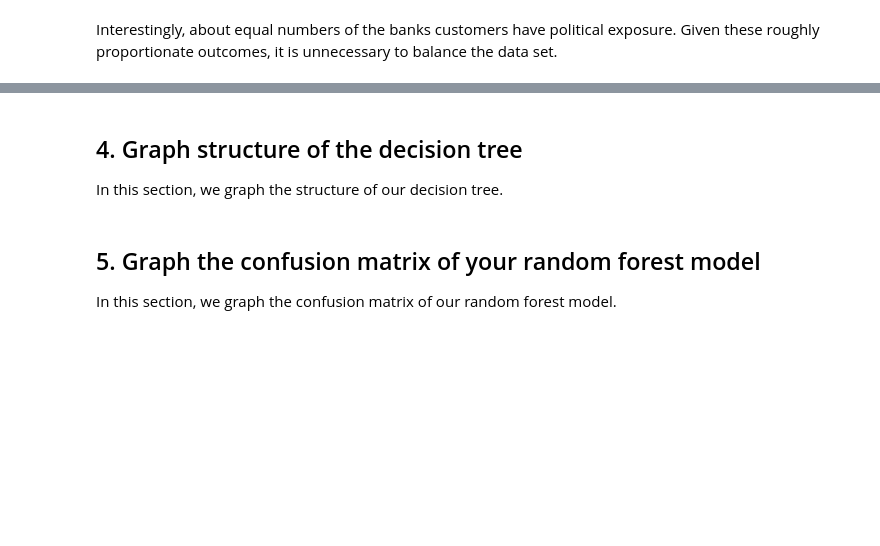
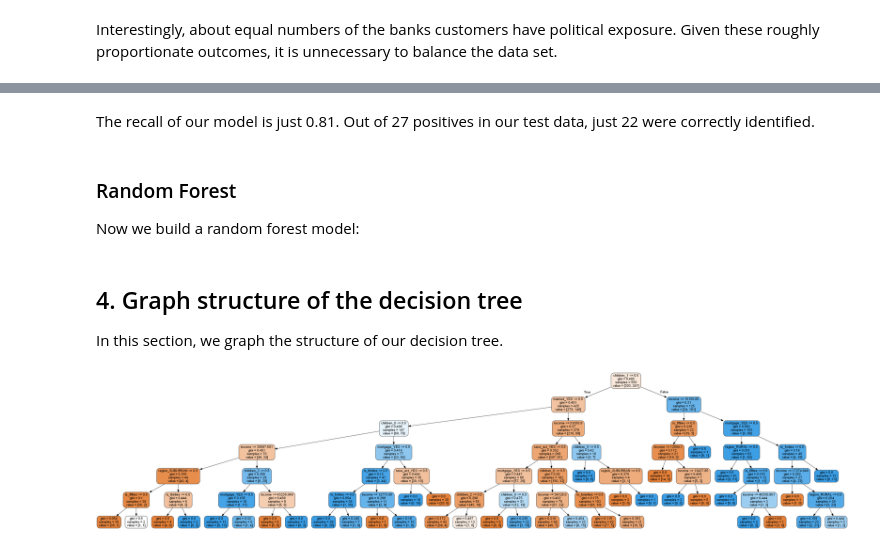
Before and after one commit to pelorenz/data-science-420, a Jupyter notebook: L06-PeterLorenz.ipynb, the cells around one changed output, grey strips where cells are left out. Drawn from its saved outputs; the diff is of its cells as text; code cells hidden in the pictures; blank space fills up the shorter version.

Commit message:
Tree graph

```diff
--- a/L06-PeterLorenz.ipynb
+++ b/L06-PeterLorenz.ipynb
@@ -6,3 +9,7 @@ In this assignment, we build a model to predict whether an individual is a PEP (
+# %%
+# IMPORTANT: Set GRAPHVIZ_PATH to correct local path!
+GRAPHVIZ_PATH = 'C:/Users/Pete/Anaconda3/pkgs/graphviz-2.38-hfd603c8_2/Library/bin/graphviz'
+#GRAPHVIZ_PATH = 'C:/Users/ross/Anaconda3/envs/uwdatasci420/Library/bin/graphviz'
 # %% [markdown]
 ## 0. Preliminaries
 
@@ -318,0 +348,6 @@ In this section, we compare the performance between a decision tree and a random
+# %%
+# Split data into training and test
+X_train, X_test, y_train, y_test = train_test_split(bank_data_enc,
+                                                    is_pep,
+                                                    test_size = 0.0833, # 50 rows
+                                                    random_state = 0)
@@ -318,0 +357,16 @@ In this section, we compare the performance between a decision tree and a random
+# %%
+# Range of values to test (both methods)
+param_grid = {'max_depth': np.arange(3, 15)}
+
+# Search trees under specified range of values
+tree_dt = GridSearchCV(DecisionTreeClassifier(criterion = 'gini',
+                                              random_state=0),
+                       param_grid)
+
+# Fit model under optimal parameters
+tree_dt.fit(X_train, y_train)
+tree_pred_dt = tree_dt.predict(X_test)
+tree_perf_dt = roc_auc_score(y_test, tree_pred_dt)
+
+# Display optimal parameters
+print('Optimal max depth: ', tree_dt.best_params_['max_depth'])
@@ -318,0 +403,16 @@ In this section, we compare the performance between a decision tree and a random
+# %%
+# Construct decision tree classifier
+bank_dt = DecisionTreeClassifier(criterion = 'gini', max_depth = 6, random_state=0)
+bank_dt.fit(X_train, y_train)
+
+# Display tree depth
+print('Max depth:', bank_dt.tree_.max_depth)
+
+# Predict based on test data
+y_pred_test_dt = bank_dt.predict(X_test)
+
+# Display confusion matrix with optimal parameters
+confusion_matrix(y_test, tree_pred_dt)
+
+# Display performance metrics with optimal parameters
+print(classification_report(y_test, tree_pred_dt))
@@ -319,6 +437,13 @@ In this section, we compare the performance between a decision tree and a random
+# %% [markdown]
+The recall of our model is just 0.81. Out of 27 positives in our test data, just 22 were correctly identified.
+# %% [markdown]
+### Random Forest
+Now we build a random forest model:
 # %% [markdown]
 ## 4. Graph structure of the decision tree
 In this section, we graph the structure of our decision tree.
-# %% [markdown]
-## 5. Graph the confusion matrix of your random forest model
-In this section, we graph the confusion matrix of our random forest model.
+# %%
+# Display tree
+show_tree('decision_tree', bank_dt, X_train.columns)
+# %% [output]
+[figure, added]
```
Also changed, not shown: parts of 10 cells of this notebook.
